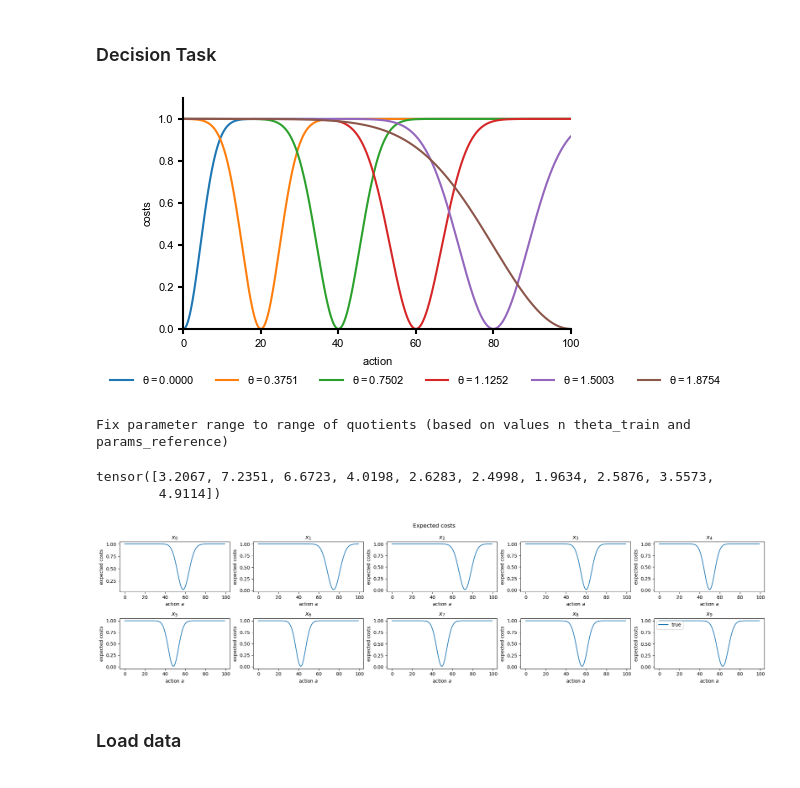
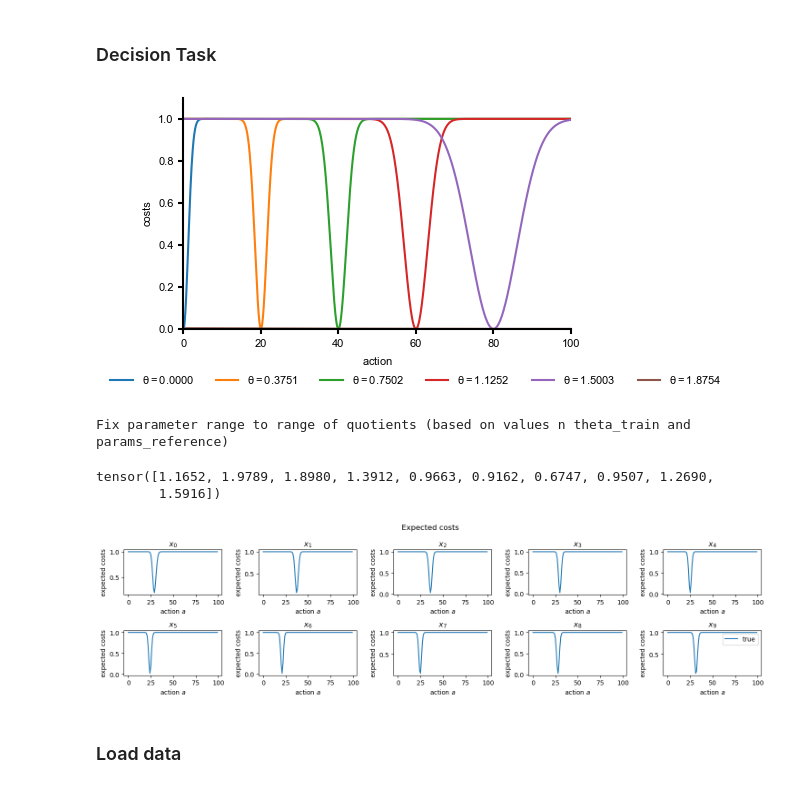
Before and after one commit to mackelab/amortized-decision-making, a Jupyter notebook: scripts/examples/sir_continuous_actions.ipynb, the cells around one changed output. Saved outputs shown, nothing was run; the diff lists cells and outputs as text; code cells hidden in the pictures.

```diff
--- a/scripts/examples/sir_continuous_actions.ipynb
+++ b/scripts/examples/sir_continuous_actions.ipynb
@@ -94,8 +99,8 @@ with mpl.rc_context(fname=plot_config_file):
 # %% [markdown]
 ### Decision Task
 # %%
-factor = 2
-exponential = 0.5
+factor = 3
+exponential = 2
 param = 0
 parameter_range = (sir.param_high - sir.param_low)[param].item()
 cost_fn = RevGaussCost(
@@ -128,12 +133,12 @@ with mpl.rc_context(fname=plot_config_file):
     # plt.savefig("./results/continuous/toy_example/fig_cost_fct.pdf")
     plt.show()
 # %% [output]
-[figure, old version]
+[figure, new version]
 # %%
-print("Fix parameter range to range of quotients (based on values n theta_train and params_reference)")
+print("Fix parameter range to range of quotients (based on values ni theta_train and params_reference)")
 param=None
 cost_fn = RevGaussCost(
-    parameter_range=4.-0.,
+    parameter_range=8.-0.,
     action_range=sir.action_high - sir.action_low,
     factor=factor,
     exponential=exponential,
@@ -144,34 +149,34 @@ cost_fn = RevGaussCost(
 x_reference = torch.vstack([sir.get_observation(i) for i in range(1,11)])
 post_reference = torch.stack([sir.get_reference_samples(i) for i in range(1,11)])#[:,:,param]
 param_reference = torch.vstack([sir.get_true_parameters(i) for i in range(1,11)])#[:,param]
-param_reference[:,0]/param_reference[:,1]
+torch.log(param_reference[:,0]/param_reference[:,1])
 # %% [output]
 Fix parameter range to range of quotients (based on values n theta_train and params_reference)
-tensor([3.2067, 7.2351, 6.6723, 4.0198, 2.6283, 2.4998, 1.9634, 2.5876, 3.5573,
-        4.9114])
+tensor([1.1652, 1.9789, 1.8980, 1.3912, 0.9663, 0.9162, 0.6747, 0.9507, 1.2690,
+        1.5916])
 # %%
 a_grid = torch.arange(sir.action_low, sir.action_high, 1.0)
 expected_costs_post = []
 
-plt.figure(figsize=(20, 5))
+plt.figure(figsize=(15, 4))
 for i, x in enumerate(x_reference):
     plt.subplot(2, 5, i + 1 % 5)
 
     expected_posterior_costs = torch.tensor(
         [sir.expected_posterior_costs(x=i + 1, a=a, param=None, cost_fn=cost_fn) for a in a_grid]
     )
     expected_costs_post.append(expected_posterior_costs)
 
     plt.plot(a_grid, expected_posterior_costs, label="true")
     plt.xlabel(r"action $a$")
     plt.ylabel("expected costs")
     plt.title(rf"$x_{i}$")
 plt.suptitle("Expected costs")
 plt.tight_layout()
 plt.legend()
 plt.show()
 # %% [output]
-[figure, old version]
+[figure, new version]
 # %% [markdown]
 ### Load data
 # %%
```
Also changed, not shown: parts of 9 cells of this notebook, 39 other files.
